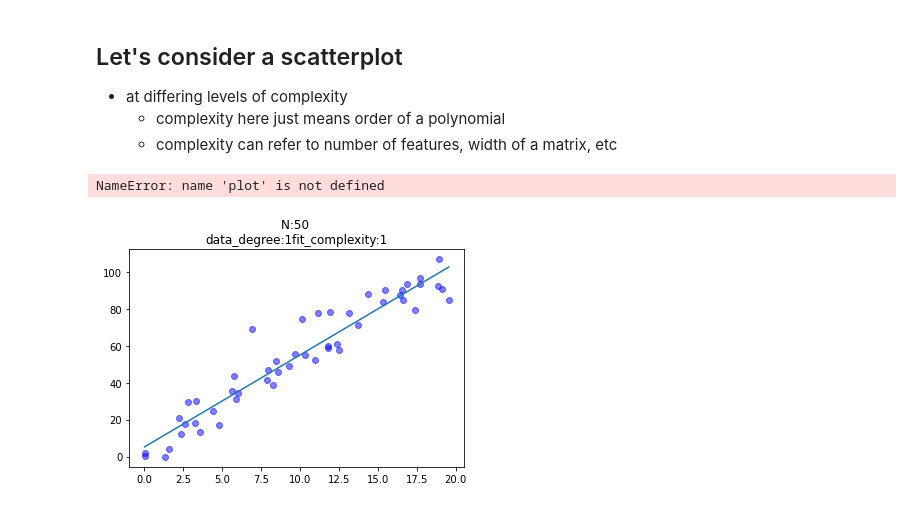
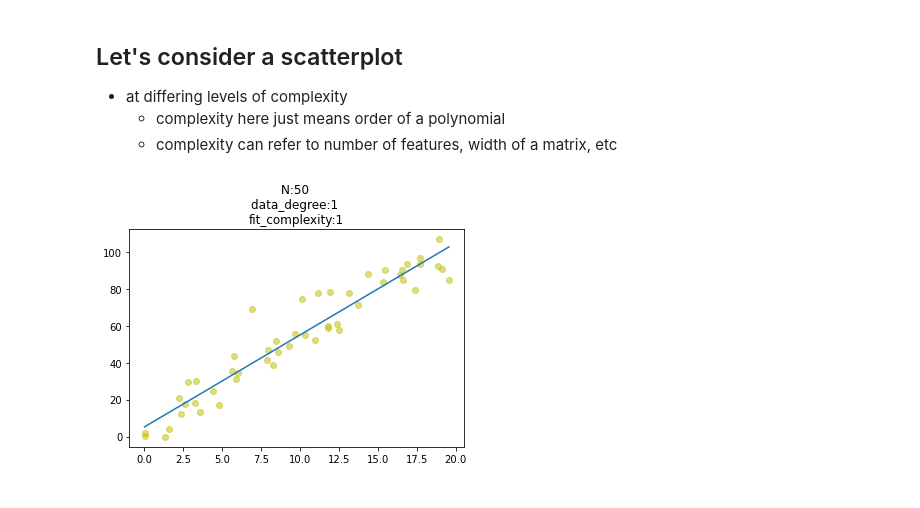
Before and after one commit to MnemoSemiotic/prem_prep_july20, a Jupyter notebook: stats/08_crossval_intuition/simple_crossval_and_ml_intuition.ipynb, the cells around one changed output. Cells and saved outputs as stored; diff of their text form; code cells hidden in the pictures.

```diff
--- a/stats/08_crossval_intuition/simple_crossval_and_ml_intuition.ipynb
+++ b/stats/08_crossval_intuition/simple_crossval_and_ml_intuition.ipynb
@@ -27,7 +27,7 @@ def plot_scatter_fit(num_samps=50, fit_complexity=1, degree=1):
     if degree == 1:
         y = 5*x + 3
     elif degree == 2:
-        y = 1.3*x**2 + 5*x + 3
+        y = 3*x**2 + 5*x + 3
     elif degree == 3:
         y = -0.2*x**3 + 1.3*x**2 + 5*x + 3
     else:
@@ -35,35 +35,34 @@ def plot_scatter_fit(num_samps=50, fit_complexity=1, degree=1):
 
 
     # help us draw a fit line
     fit = np.polyfit(x, y, 1)
     fit_fn = np.poly1d(fit)
 
     # get scatter range
     y_val_range = np.ptp(y)
 
     # add gaussian noise
     y = [pt + np.random.normal(loc=0.0,
                                scale=((1./10.)*y_val_range))
          for pt in y]
 
 
     # line that we draw
     fit_complexity_ = fit_complexity
     regr = np.poly1d(np.polyfit(x, y, fit_complexity_))(np.unique(x))
 
 
     # plot
     plt.title('N:{} \n'.format(N) + \
-              'data_degree:{}'.format(degree) + \
+              'data_degree:{} \n'.format(degree) + \
               'fit_complexity:{}'.format(fit_complexity))
 
-    plt.scatter(x, y, c='b', alpha=0.5)
+    plt.scatter(x, y, c='y', alpha=0.5)
     plt.plot(np.unique(x), regr)
 
-    plot.show()
+    plt.show()
 
 
 plot_scatter_fit(num_samps=50, fit_complexity=1, degree=1)
 # %% [output]
-NameError: name 'plot' is not defined
-[figure, old version]
+[figure, new version]
```
Also changed, not shown: parts of 6 cells of this notebook.
